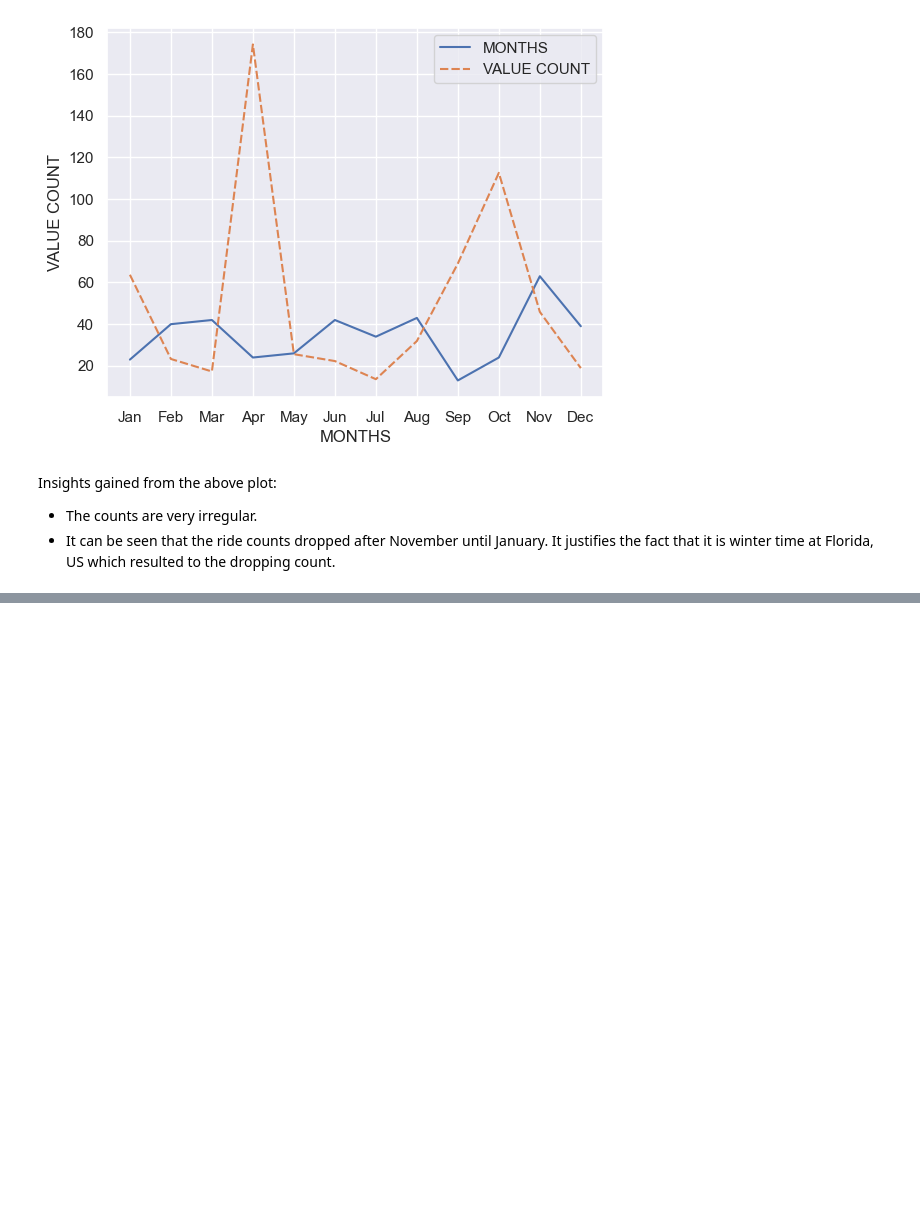
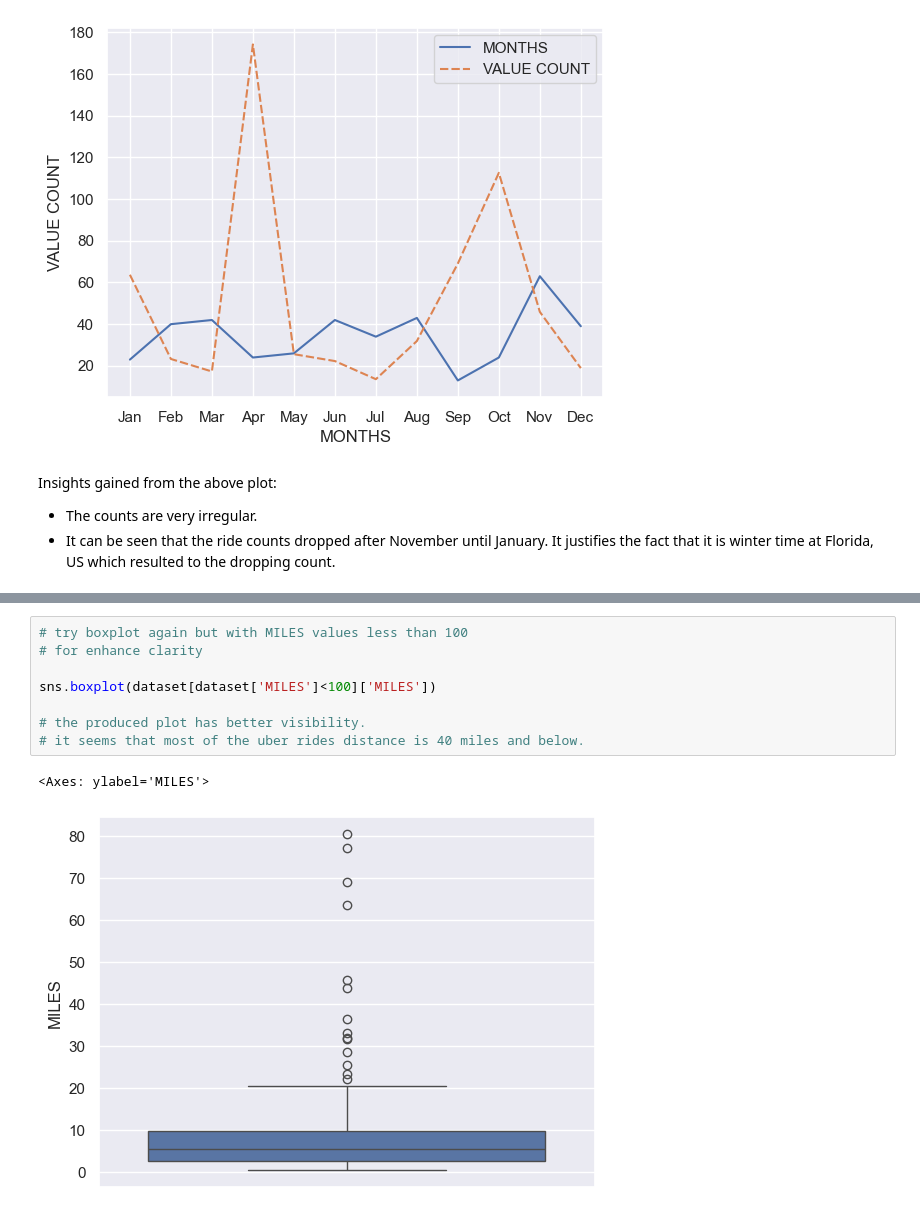
Before and after one commit to harizzzzz/Uber-Ride-Analysis, a Jupyter notebook: uber-rides-EDA.ipynb, the cells around one changed output, grey strips where cells are left out. Cells and saved outputs as stored; diff of their text form; blank space fills up the shorter version.

```diff
--- a/uber-rides-EDA.ipynb
+++ b/uber-rides-EDA.ipynb
@@ -290,0 +334,11 @@ Insights gained from the above plot:
+# %%
+# try boxplot again but with MILES values less than 100
+# for enhance clarity
+
+sns.boxplot(dataset[dataset['MILES']<100]['MILES'])
+
+# the produced plot has better visibility.
+# it seems that most of the uber rides distance is 40 miles and below.
+# %% [output]
+<Axes: ylabel='MILES'>
+[figure, added]
```
Also changed, not shown: parts of 5 cells of this notebook.
